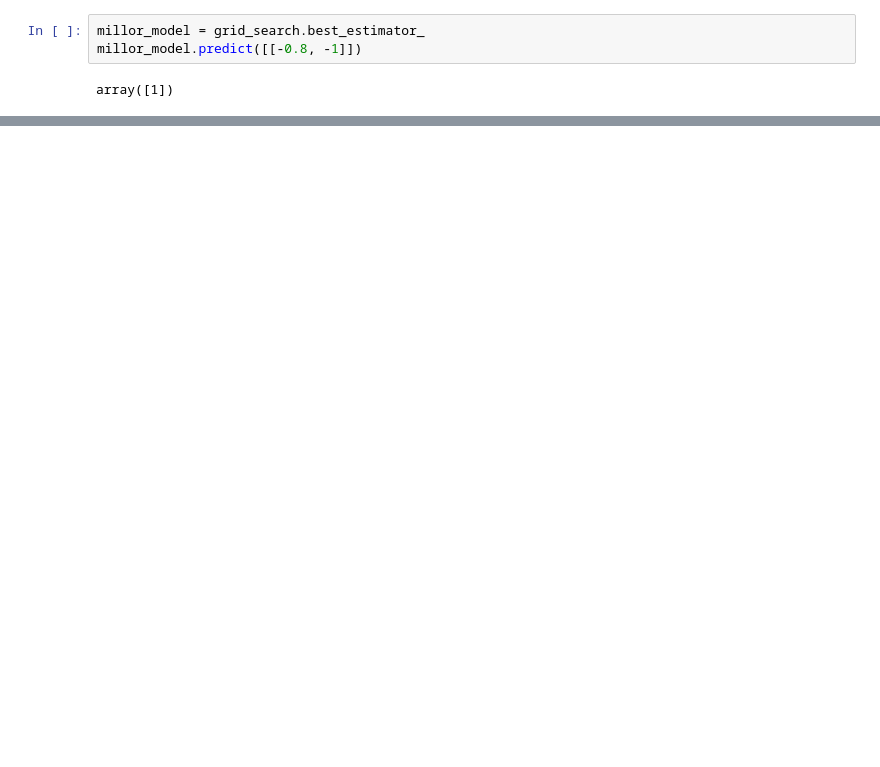
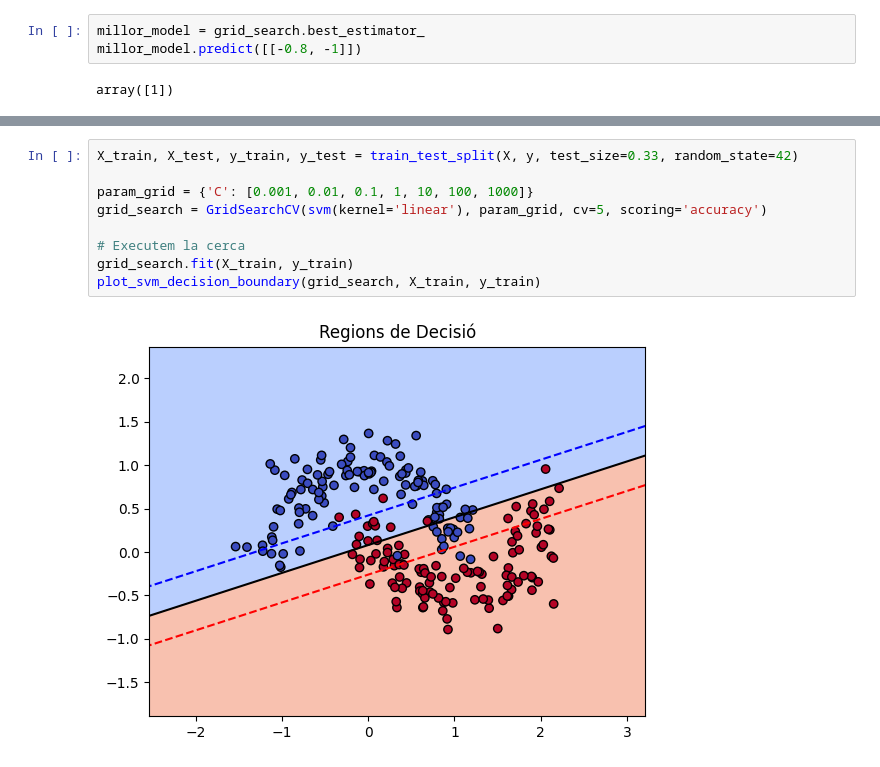
Before and after one commit to miquelmn/ia_2024, a Jupyter notebook: 09 - SVM (I)/main.ipynb, the cells around one changed output, grey strips where cells are left out. Drawn from its saved outputs; the diff is of its cells as text; blank space fills up the shorter version.

```diff
--- a/09 - SVM (I)/main.ipynb
+++ b/09 - SVM (I)/main.ipynb
@@ -226,0 +246,11 @@ array([1])
+# %%
+X_train, X_test, y_train, y_test = train_test_split(X, y, test_size=0.33, random_state=42)
+
+param_grid = {'C': [0.001, 0.01, 0.1, 1, 10, 100, 1000]}
+grid_search = GridSearchCV(svm(kernel='linear'), param_grid, cv=5, scoring='accuracy')
+
+# Executem la cerca
+grid_search.fit(X_train, y_train)
+plot_svm_decision_boundary(grid_search, X_train, y_train)
+# %% [output]
+[figure, added]
```
Also changed, not shown: parts of 18 cells of this notebook.
